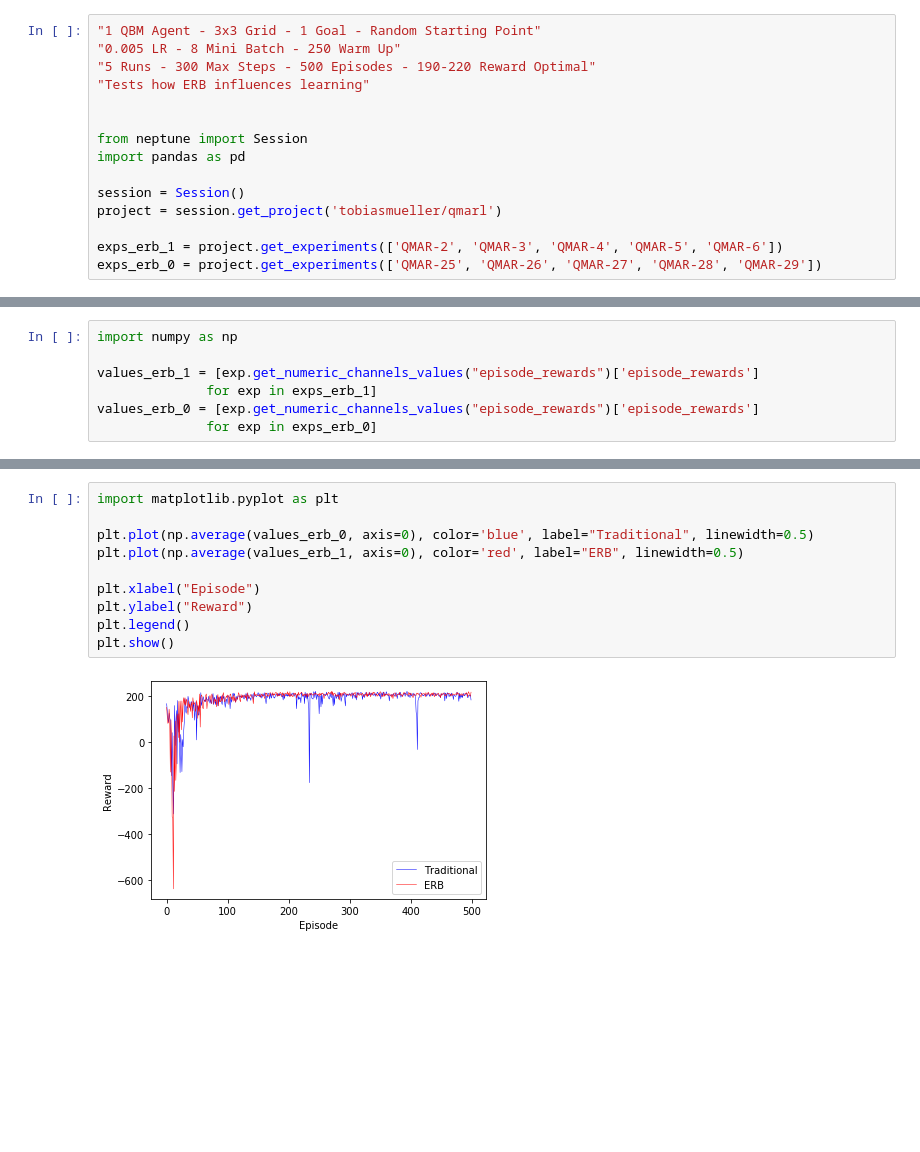
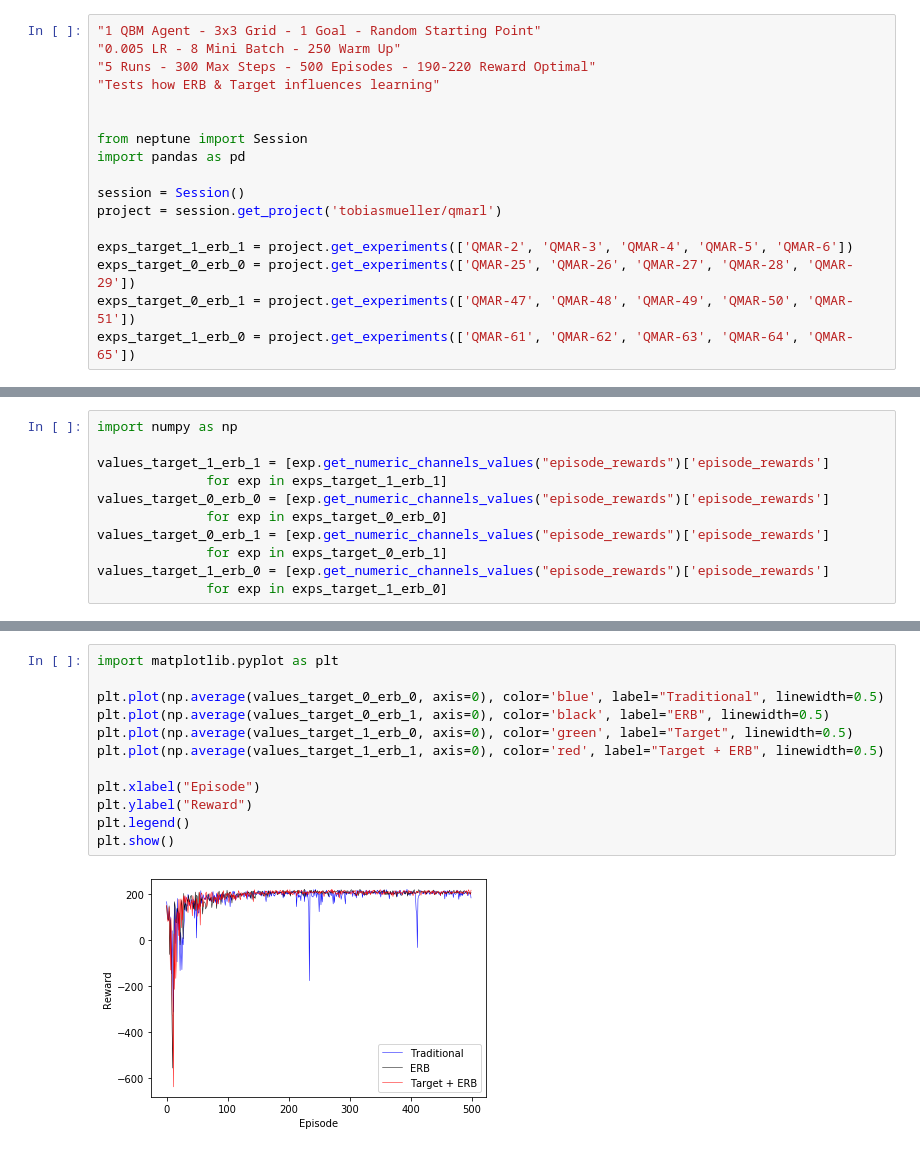
Before and after one commit to tm95/QBM_MARL, a Jupyter notebook: Single_Agent_3x3.ipynb, the cells around one changed output, grey strips where cells are left out. Drawn from its saved outputs; the diff is of its cells as text; blank space fills up the shorter version.

```diff
--- a/Single_Agent_3x3.ipynb
+++ b/Single_Agent_3x3.ipynb
@@ -2,7 +2,7 @@
 "1 QBM Agent - 3x3 Grid - 1 Goal - Random Starting Point"
 "0.005 LR - 8 Mini Batch - 250 Warm Up"
 "5 Runs - 300 Max Steps - 500 Episodes - 190-220 Reward Optimal"
-"Tests how ERB influences learning"
+"Tests how ERB & Target influences learning"
 
 
 from neptune import Session
@@ -11,6 +11,8 @@ import pandas as pd
 session = Session()
 project = session.get_project('tobiasmueller/qmarl')
 
-exps_erb_1 = project.get_experiments(['QMAR-2', 'QMAR-3', 'QMAR-4', 'QMAR-5', 'QMAR-6'])
-exps_erb_0 = project.get_experiments(['QMAR-25', 'QMAR-26', 'QMAR-27', 'QMAR-28', 'QMAR-29'])
+exps_target_1_erb_1 = project.get_experiments(['QMAR-2', 'QMAR-3', 'QMAR-4', 'QMAR-5', 'QMAR-6'])
+exps_target_0_erb_0 = project.get_experiments(['QMAR-25', 'QMAR-26', 'QMAR-27', 'QMAR-28', 'QMAR-29'])
+exps_target_0_erb_1 = project.get_experiments(['QMAR-47', 'QMAR-48', 'QMAR-49', 'QMAR-50', 'QMAR-51'])
+exps_target_1_erb_0 = project.get_experiments(['QMAR-61', 'QMAR-62', 'QMAR-63', 'QMAR-64', 'QMAR-65'])
 # %% [output]
@@ -18,8 +20,12 @@ WARNING: Instantiating Session without specifying a backend is deprecated and wi
 # %%
 import numpy as np
 
-values_erb_1 = [exp.get_numeric_channels_values("episode_rewards")['episode_rewards']
-              for exp in exps_erb_1]
-values_erb_0 = [exp.get_numeric_channels_values("episode_rewards")['episode_rewards']
-              for exp in exps_erb_0]
+values_target_1_erb_1 = [exp.get_numeric_channels_values("episode_rewards")['episode_rewards']
+              for exp in exps_target_1_erb_1]
+values_target_0_erb_0 = [exp.get_numeric_channels_values("episode_rewards")['episode_rewards']
+              for exp in exps_target_0_erb_0]
+values_target_0_erb_1 = [exp.get_numeric_channels_values("episode_rewards")['episode_rewards']
+              for exp in exps_target_0_erb_1]
+values_target_1_erb_0 = [exp.get_numeric_channels_values("episode_rewards")['episode_rewards']
+              for exp in exps_target_1_erb_0]
 # %%
@@ -30,13 +40,15 @@ steps_erb_0 = [exp.get_numeric_channels_values("episode_steps")['episode_steps']
 # %%
 import matplotlib.pyplot as plt
 
-plt.plot(np.average(values_erb_0, axis=0), color='blue', label="Traditional", linewidth=0.5)
-plt.plot(np.average(values_erb_1, axis=0), color='red', label="ERB", linewidth=0.5)
+plt.plot(np.average(values_target_0_erb_0, axis=0), color='blue', label="Traditional", linewidth=0.5)
+plt.plot(np.average(values_target_0_erb_1, axis=0), color='black', label="ERB", linewidth=0.5)
+plt.plot(np.average(values_target_1_erb_0, axis=0), color='green', label="Target", linewidth=0.5)
+plt.plot(np.average(values_target_1_erb_1, axis=0), color='red', label="Target + ERB", linewidth=0.5)
 
 plt.xlabel("Episode")
 plt.ylabel("Reward")
 plt.legend()
 plt.show()
 # %% [output]
-[figure, old version]
+[figure, new version]
 # %%
```
Also changed, not shown: parts of 4 cells of this notebook.
